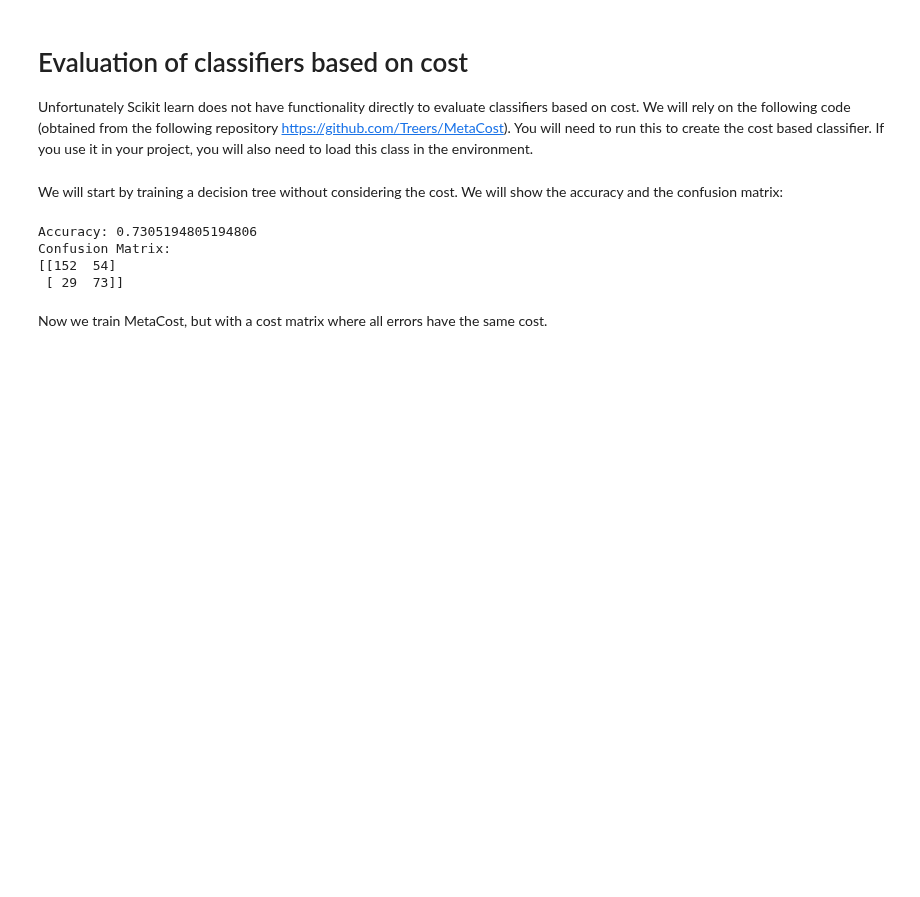
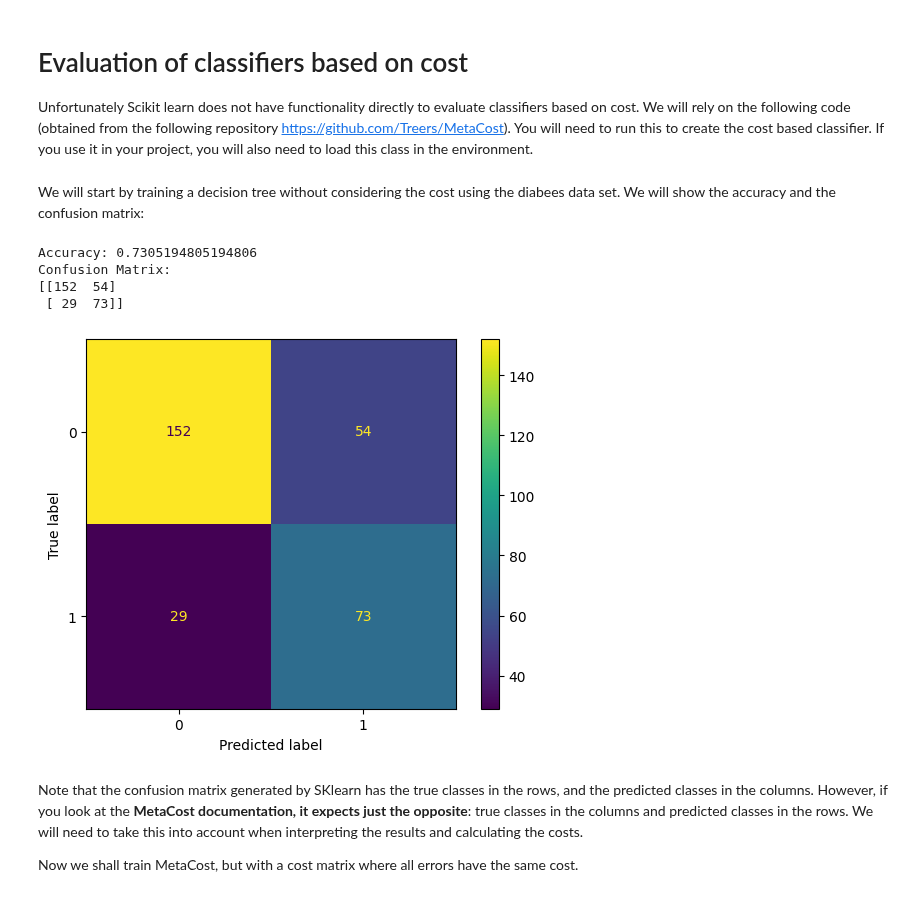
Before and after one commit to AbrahamOtero/MLiB, a Jupyter notebook: 6_MetaModels.ipynb, the cells around one changed output. Saved outputs shown, nothing was run; the diff lists cells and outputs as text; code cells hidden in the pictures; blank space fills up the shorter version.

Commit message:
Cost-based classifiers section completed.

```diff
--- a/6_MetaModels.ipynb
+++ b/6_MetaModels.ipynb
@@ -290,37 +293,46 @@ class MetaCost(object):
 
         return model_new
 # %% [markdown]
-We will start by training a decision tree without considering the cost. We will show the accuracy and the confusion matrix:
+We will start by training a decision tree without considering the cost using the diabees data set. We will show the accuracy and the confusion matrix:
 # %%
 from sklearn.tree import DecisionTreeClassifier
 from sklearn.model_selection import train_test_split
-from sklearn.metrics import accuracy_score, confusion_matrix
+from sklearn.metrics import accuracy_score, confusion_matrix, ConfusionMatrixDisplay
 
 # Assuming X and y are already defined (from your previous code)
 # Create a Decision Tree classifier
 dt_classifier = DecisionTreeClassifier(random_state=42)
 
 # Train the classifier
 dt_classifier.fit(X_train, y_train)
 
 # Make predictions on the test set
 y_pred = dt_classifier.predict(X_test)
 
 # Calculate the accuracy
 accuracy = accuracy_score(y_test, y_pred)
 print("Accuracy:", accuracy)
 
 # Calculate the confusion matrix
 confusion_mat_tree = confusion_matrix(y_test, y_pred)
 print("Confusion Matrix:")
 print(confusion_mat_tree)
+
+# Display the confusion matrix
+disp = ConfusionMatrixDisplay(confusion_matrix=confusion_mat_tree,
+                              display_labels=dt_classifier.classes_)
+disp.plot()
+plt.show()
 # %% [output]
 Accuracy: 0.7305194805194806
 Confusion Matrix:
 [[152  54]
  [ 29  73]]
+[figure, added]
-# %% [markdown]
-Now we train MetaCost, but with a cost matrix where all errors have the same cost.
+# %% [markdown]
+Note that the confusion matrix generated by SKlearn has the true classes in the rows, and the predicted classes in the columns. However, if you look at the **MetaCost documentation, it expects just the opposite**: true classes in the columns and predicted classes in the rows. We will need to take this into account when interpreting the results and calculating the costs.
+
+Now we shall train MetaCost, but with a cost matrix where all errors have the same cost.
 # %%
 # Define the cost matrix
 cost_matrix = np.array([[0, 1], [1, 0]])
```
Also changed, not shown: parts of 27 cells of this notebook.
